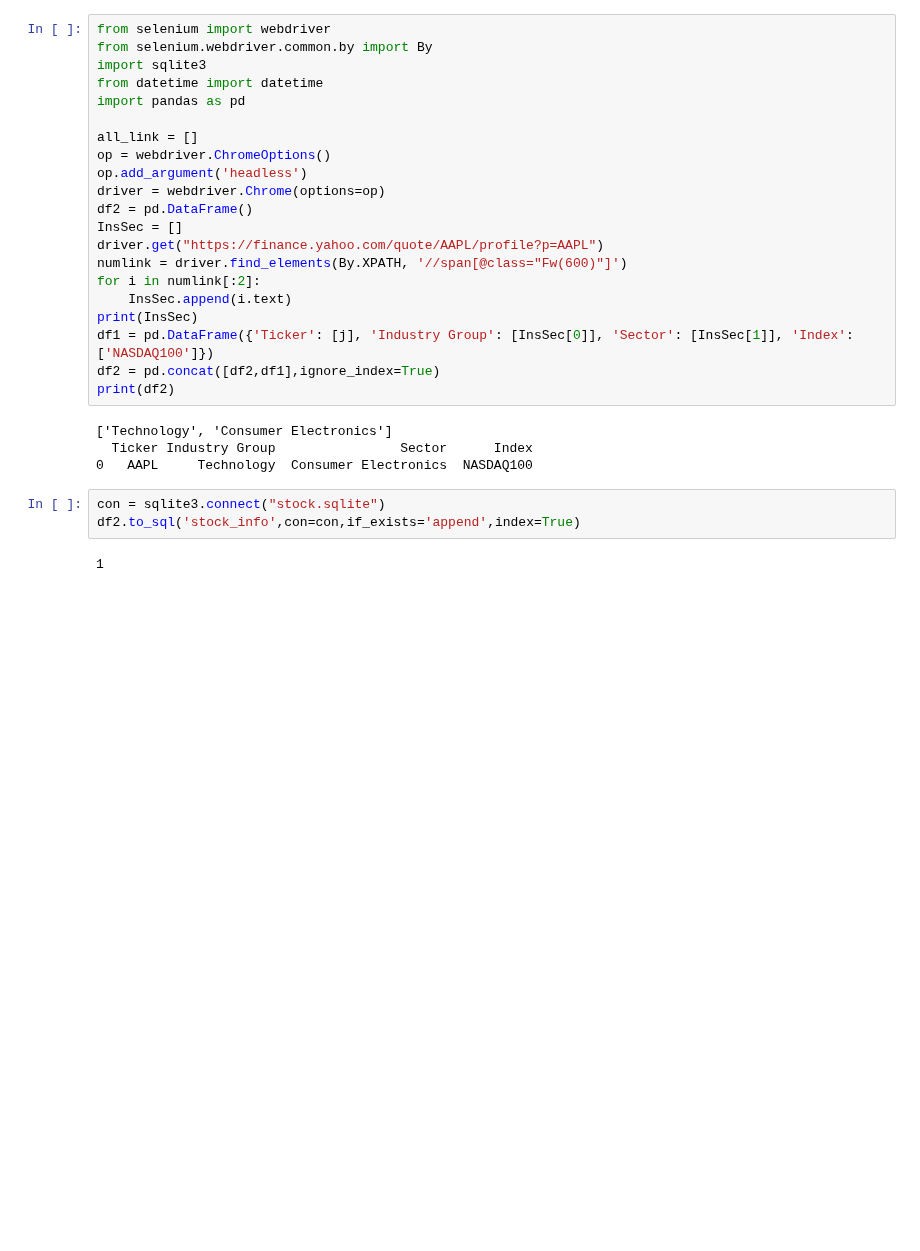
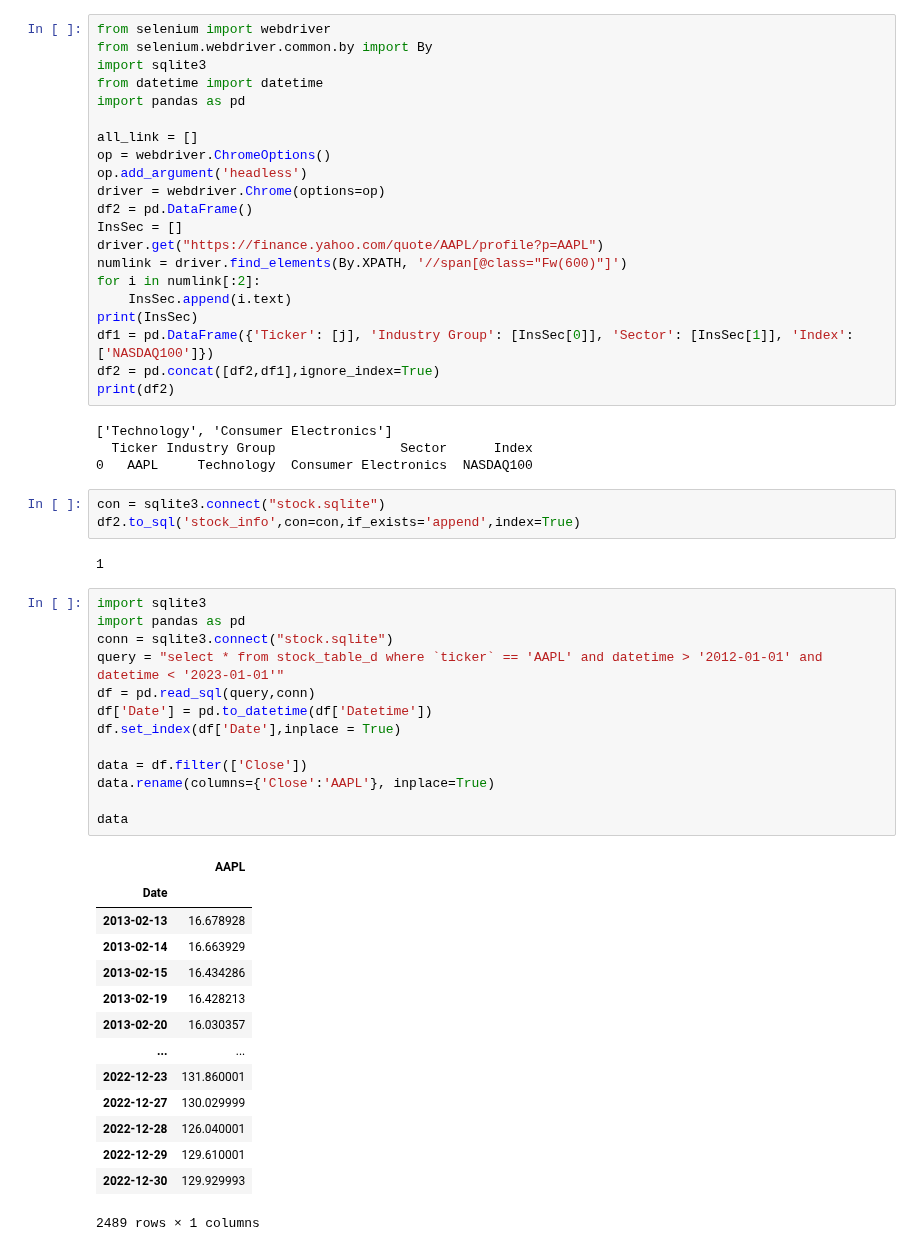
Before and after one commit to jengkub/ML-stockradar, a Jupyter notebook: testnasdaq.ipynb, the cells around one changed output. Drawn from its saved outputs; the diff is of its cells as text; blank space fills up the shorter version.

```diff
--- a/testnasdaq.ipynb
+++ b/testnasdaq.ipynb
@@ -762,3 +762,31 @@ con = sqlite3.connect("stock.sqlite")
 df2.to_sql('stock_info',con=con,if_exists='append',index=True)
 # %% [output]
 1
+# %%
+import sqlite3
+import pandas as pd
+conn = sqlite3.connect("stock.sqlite")
+query = "select * from stock_table_d where `ticker` == 'AAPL' and datetime > '2012-01-01' and datetime < '2023-01-01'"
+df = pd.read_sql(query,conn)
+df['Date'] = pd.to_datetime(df['Datetime'])
+df.set_index(df['Date'],inplace = True)
+
+data = df.filter(['Close'])
+data.rename(columns={'Close':'AAPL'}, inplace=True)
+
+data
+# %% [output]
+|  | AAPL |
+| Date |  |
+| 2013-02-13 | 16.678928 |
+| 2013-02-14 | 16.663929 |
+| 2013-02-15 | 16.434286 |
+| 2013-02-19 | 16.428213 |
+| 2013-02-20 | 16.030357 |
+| ... | ... |
+| 2022-12-23 | 131.860001 |
+| 2022-12-27 | 130.029999 |
+| 2022-12-28 | 126.040001 |
+| 2022-12-29 | 129.610001 |
+| 2022-12-30 | 129.929993 |
+2489 rows × 1 columns
```
Also changed, not shown: 1 other file.
